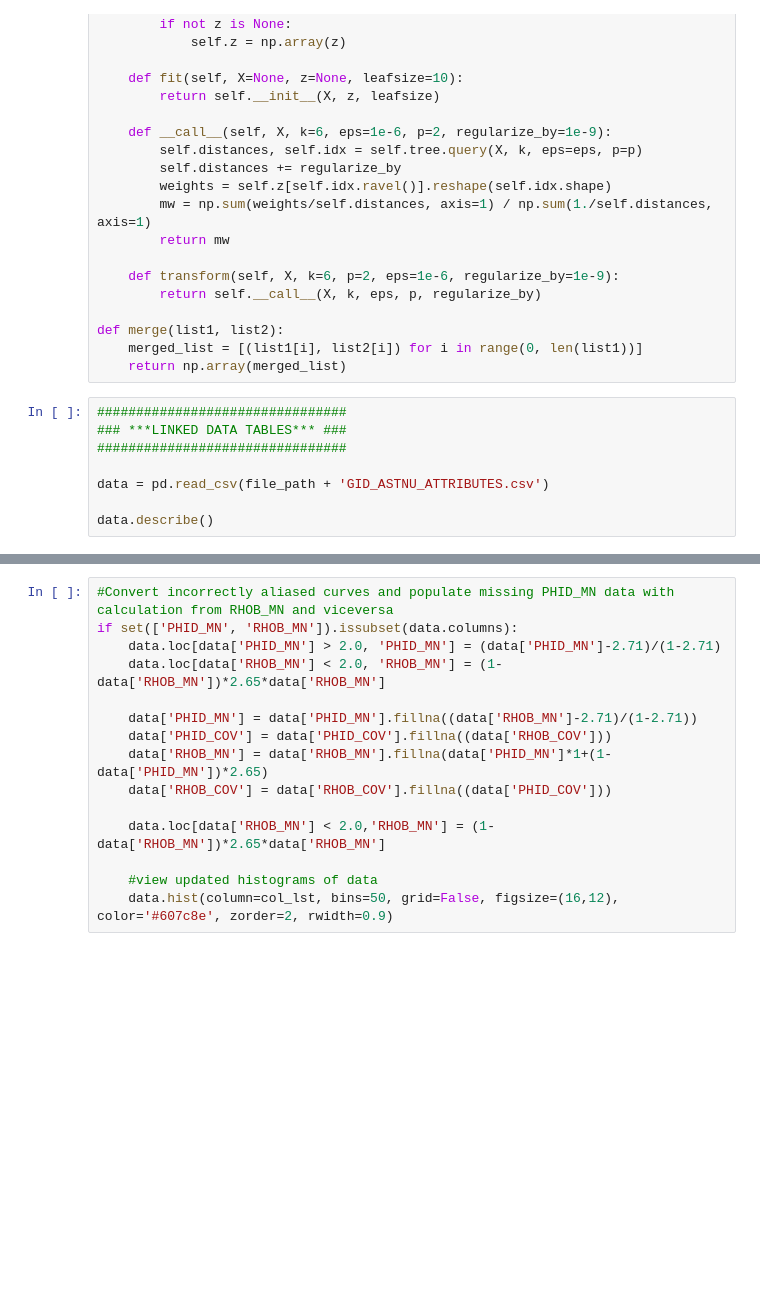
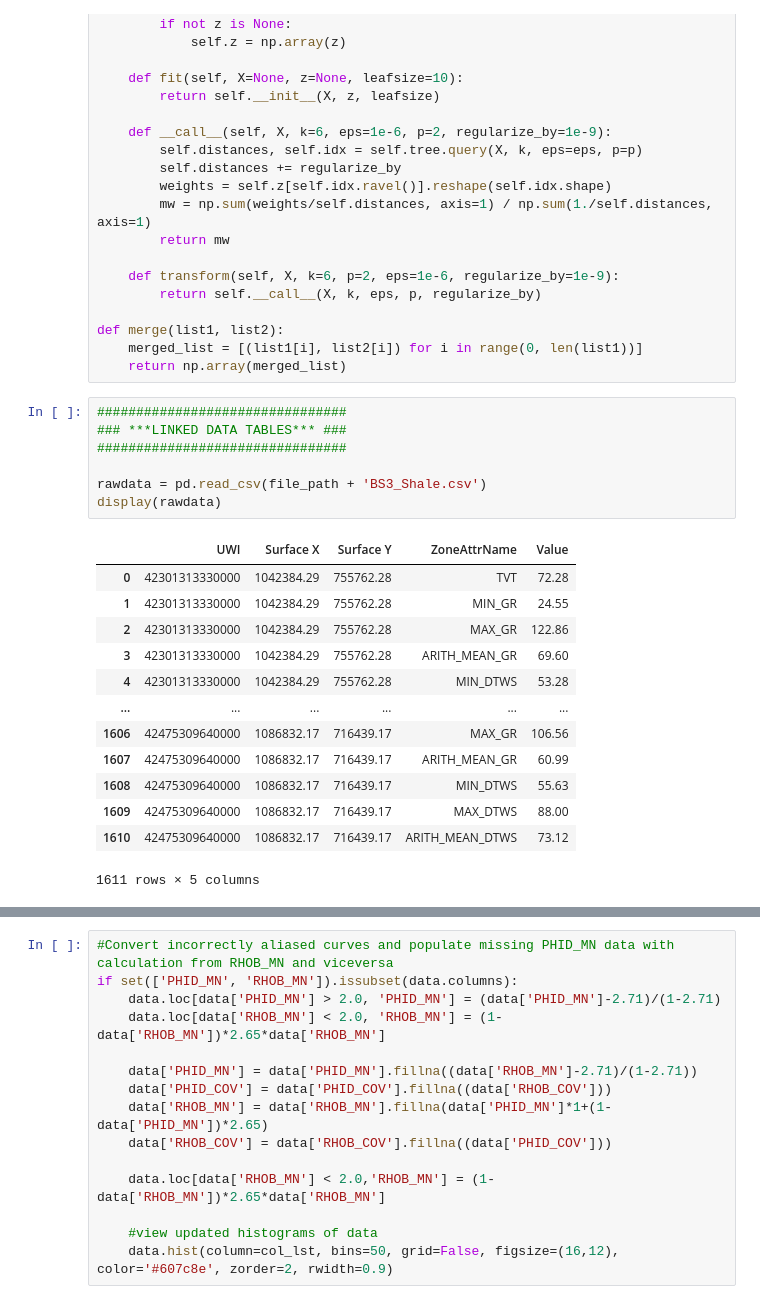
Before and after one commit to dderenthal/BEST_FIT_MAPPING, a Jupyter notebook: Best-Fit Mapping 4_14_21_GIDDINGS_Eric.ipynb, the cells around one changed output, grey strips where cells are left out. Drawn from its saved outputs; the diff is of its cells as text; blank space fills up the shorter version.

```diff
--- a/Best-Fit Mapping 4_14_21_GIDDINGS_Eric.ipynb
+++ b/Best-Fit Mapping 4_14_21_GIDDINGS_Eric.ipynb
@@ -77,8 +77,21 @@ def merge(list1, list2):
 # %%
 ################################
 ### ***LINKED DATA TABLES*** ###
 ################################
 
-data = pd.read_csv(file_path + 'GID_ASTNU_ATTRIBUTES.csv')
-
-data.describe()
+rawdata = pd.read_csv(file_path + 'BS3_Shale.csv')
+display(rawdata)
+# %% [output]
+|  | UWI | Surface X | Surface Y | ZoneAttrName | Value |
+| 0 | 42301313330000 | 1042384.29 | 755762.28 | TVT | 72.28 |
+| 1 | 42301313330000 | 1042384.29 | 755762.28 | MIN_GR | 24.55 |
+| 2 | 42301313330000 | 1042384.29 | 755762.28 | MAX_GR | 122.86 |
+| 3 | 42301313330000 | 1042384.29 | 755762.28 | ARITH_MEAN_GR | 69.60 |
+| 4 | 42301313330000 | 1042384.29 | 755762.28 | MIN_DTWS | 53.28 |
+| ... | ... | ... | ... | ... | ... |
+| 1606 | 42475309640000 | 1086832.17 | 716439.17 | MAX_GR | 106.56 |
+| 1607 | 42475309640000 | 1086832.17 | 716439.17 | ARITH_MEAN_GR | 60.99 |
+| 1608 | 42475309640000 | 1086832.17 | 716439.17 | MIN_DTWS | 55.63 |
+| 1609 | 42475309640000 | 1086832.17 | 716439.17 | MAX_DTWS | 88.00 |
+| 1610 | 42475309640000 | 1086832.17 | 716439.17 | ARITH_MEAN_DTWS | 73.12 |
+1611 rows × 5 columns
```
Also changed, not shown: parts of 15 cells of this notebook.
